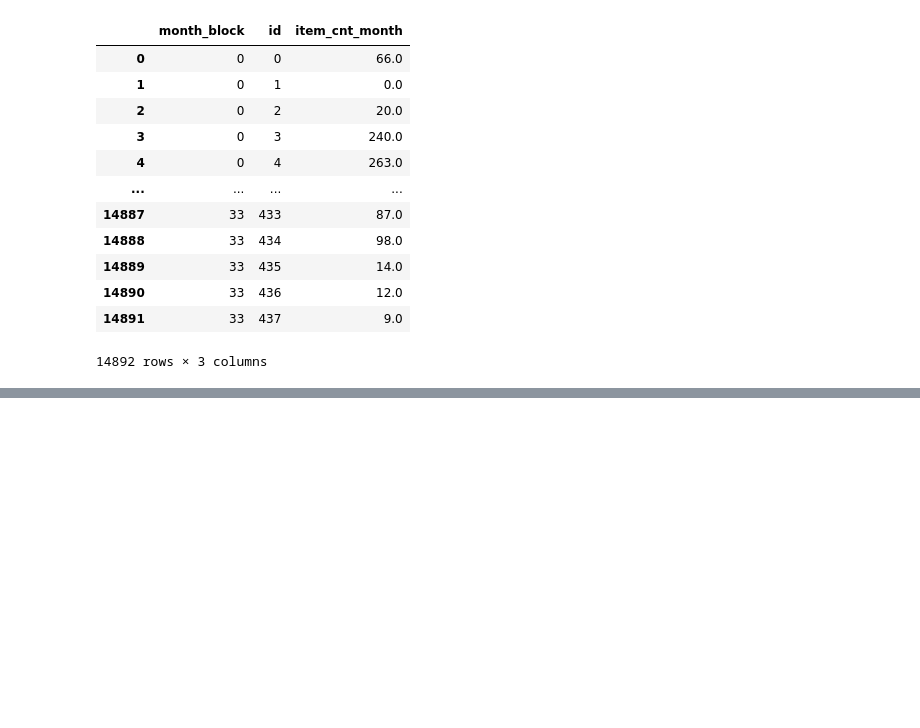
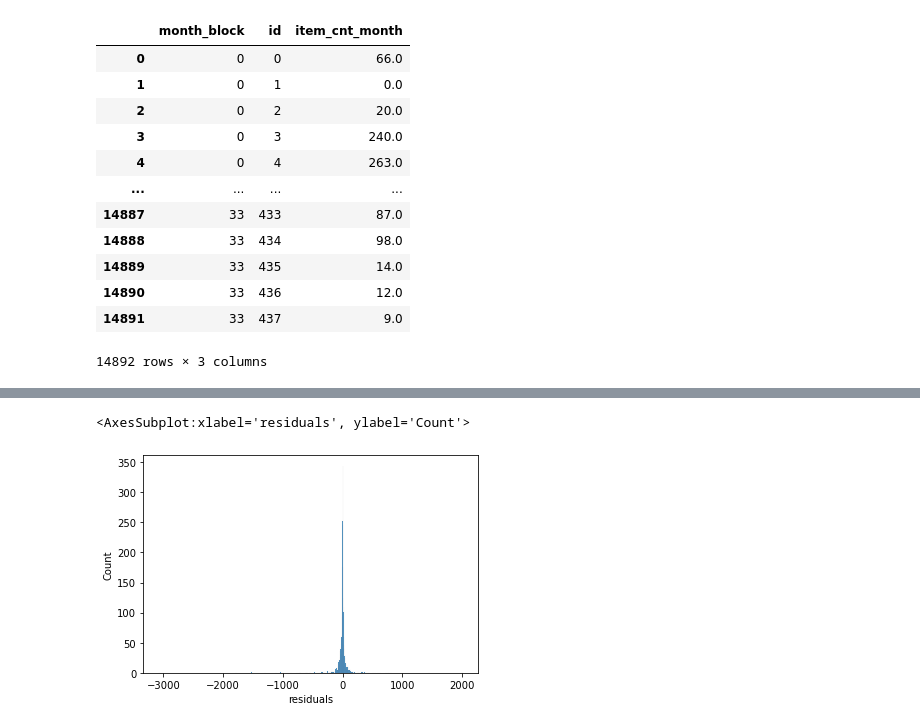
Before and after one commit to Denchidlo/FutureSales, a Jupyter notebook: notebooks/feature_extraction.ipynb, the cells around one changed output, grey strips where cells are left out. Cells and saved outputs as stored; diff of their text form; code cells hidden in the pictures; blank space fills up the shorter version.

```diff
--- a/notebooks/feature_extraction.ipynb
+++ b/notebooks/feature_extraction.ipynb
@@ -352,0 +418,38 @@ ModuleNotFoundError: No module named 'xgboost'
+# %%
+def get_statistics(report):
+    stat = report.copy()
+    stat['residuals'] = stat['predicted'] - stat['true_values']
+    stat['id'] = stat.index
+    stat['abs_residuals'] = stat['residuals'].abs()
+    stat['percentage'] = 2*(stat['residuals'])/(stat['true_values'] + stat['predicted'])
+    return stat
+
+def stat_info(errors):
+    mean_residuals = pd.DataFrame({'abs_resid': [0 for _ in range(438)], 'resid': [0 for _ in range(438)]}, [i for i in range(438)])
+    residual_series = None
+    for _idx, report in enumerate(errors[2]):
+        residuals = get_statistics(report)
+        mean_residuals['abs_resid'] += residuals['abs_residuals']
+        mean_residuals['resid'] += residuals['residuals']
+        resids = residuals['residuals'].reset_index()
+        resids['window'] = _idx
+        resids['true_value'] = residuals['true_values']
+        resids.set_index(['index', 'window'], inplace=True)
+        if residual_series is None:
+            residual_series = resids
+        else:
+            residual_series = pd.concat([residual_series, resids])
+    mean_residuals /= len(errors[2])
+    return mean_residuals, residual_series, residuals
+# %%
+proceed_residuals = {}
+
+proceed_residuals['elastic'] = stat_info(errors['elastic'])
+proceed_residuals['GBDT'] = stat_info(errors['GBDT'])
+# %%
+stable_residual_interval = proceed_residuals['elastic'][1].reset_index().rename(columns={'index': 'id'}).merge(idx)
+stable_residual_interval['abs_residuals'] = abs(stable_residual_interval['residuals'])
+sns.histplot(data=stable_residual_interval, x='residuals')
+# %% [output]
+<AxesSubplot:xlabel='residuals', ylabel='Count'>
+[figure, added]
```
Also changed, not shown: parts of 13 cells of this notebook.
